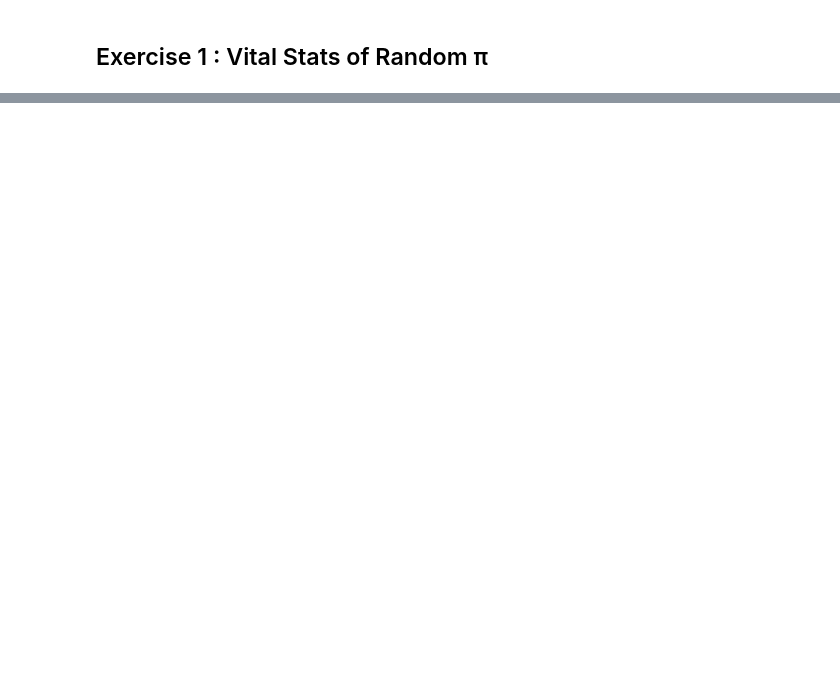
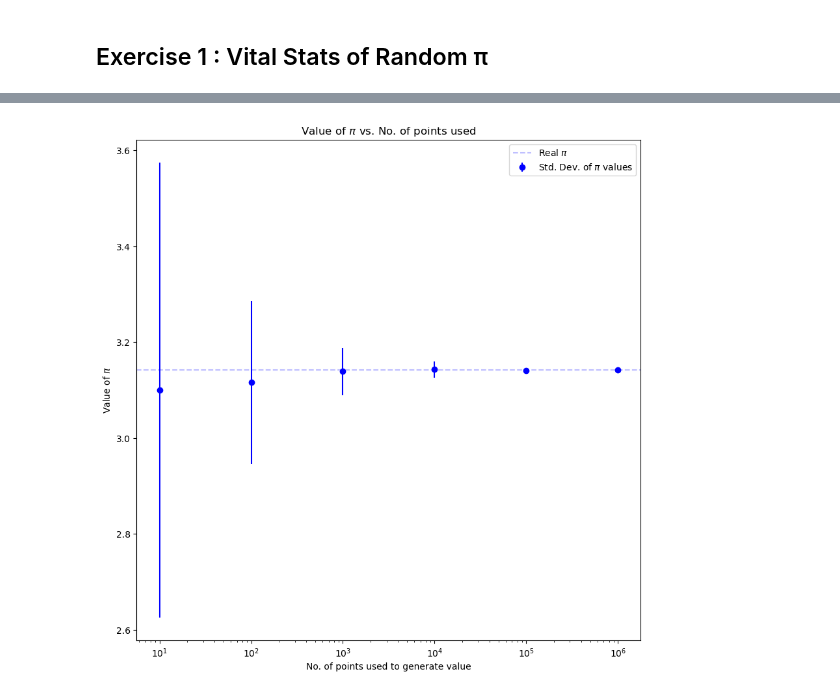
Before and after one commit to SPS-SP2273/learning-portfolio-keriperip, a Jupyter notebook: random numbers/random_numbers_(good).ipynb, the cells around one changed output, grey strips where cells are left out. Saved outputs shown, nothing was run; the diff lists cells and outputs as text; code cells hidden in the pictures; blank space fills up the shorter version.

```diff
--- a/random numbers/random_numbers_(good).ipynb
+++ b/random numbers/random_numbers_(good).ipynb
@@ -229,2 +229,14 @@ N_green=np.sum((x**2+y**2) <= 1)
 # %% [markdown]
 ## Exercise 1 :  Vital Stats of Random π
+# %%
+#estimating pi as a function
+import math
+import numpy as np
+import numpy.random as rnd
+
+def estimate_pi(n):
+    x=rnd.rand(n)
+    y=rnd.rand(n)
+    N_green=np.sum((x**2+y**2) <= 1)
+
+    return 4 * (N_green / n)
@@ -230,0 +269,6 @@ N_green=np.sum((x**2+y**2) <= 1)
+# %%
+n = [10,100,1000,1000,10000,100000,1000000]
+
+m = [estimate_pi(k) for k in n]
+print(m)
+np.mean(m)
@@ -230,0 +300,36 @@ N_green=np.sum((x**2+y**2) <= 1)
+# %%
+import numpy as np
+import os
+from matplotlib import pyplot as plt
+
+x =  [10,100,1000,10000,100000,1000000]
+y = []
+y_err=[]
+
+
+for o in x:
+    m = [estimate_pi(o) for p in range(100)]
+    y_err.append(np.std(m))
+    y.append(np.mean(m))
+
+plt.figure(figsize=(10,10))
+plt.axhline(np.pi, ls='--', c = 'blue', label='Real $\pi$',alpha=.25)
+plt.errorbar(x, y, yerr=y_err,
+            color= 'blue',
+             label='Std. Dev. of $\pi$ values',fmt='o')
+
+#plt.ylim()
+
+#plt.xlabel('x-values')
+#plt.ylabel('y-values')
+plt.title('Value of $\pi$ vs. No. of points used')
+plt.xscale('log')
+plt.ylabel('Value of $\pi$')
+plt.xlabel('No. of points used to generate value')
+#plt.grid(alpha=.25)
+plt.legend(loc='upper right')
+#save_file_figure(plt, argv)                  # Hide
+
+plt.show()
+# %% [output]
+[figure, added]
```
Also changed, not shown: parts of 14 cells of this notebook, 2 other files.
